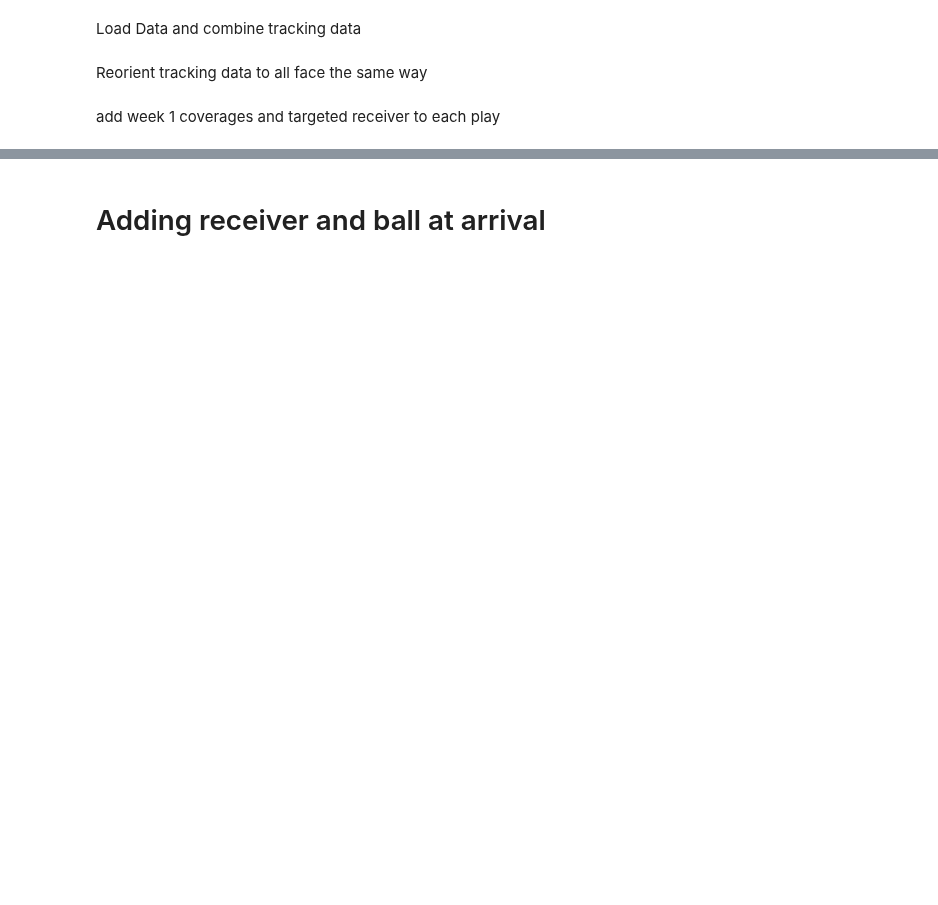
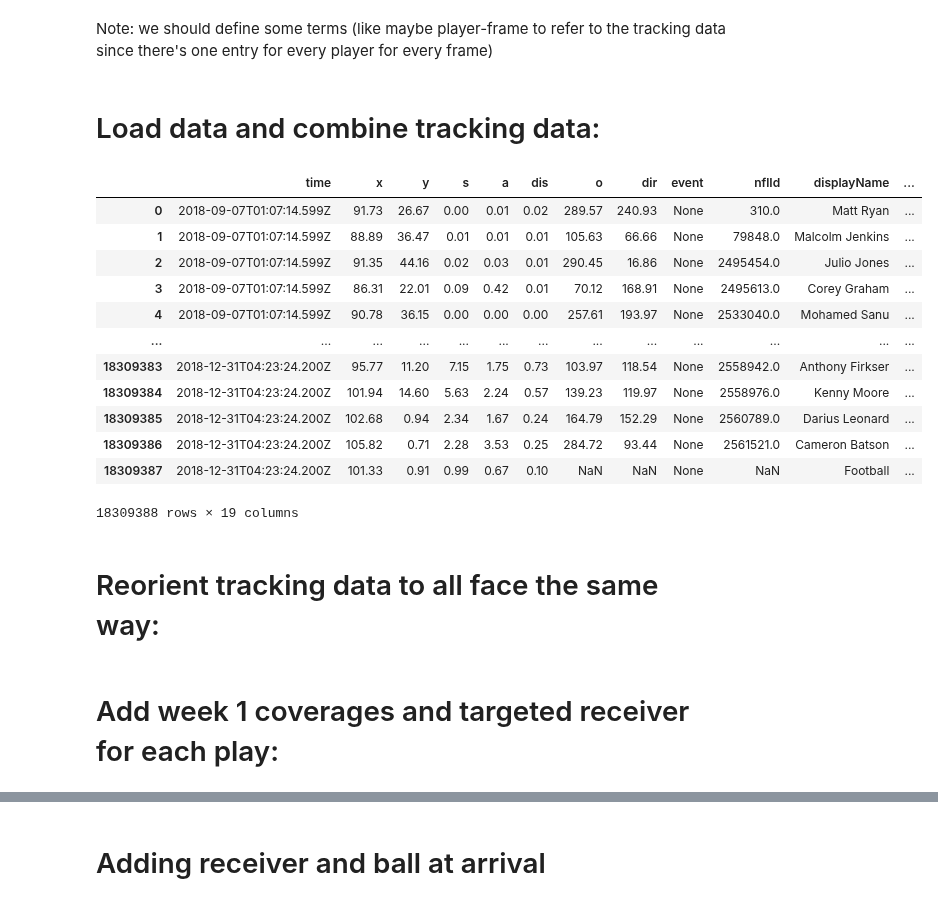
Before and after one commit to gzhang1218/big-data-bowl-2021, a Jupyter notebook: big-data-bowl.ipynb, the cells around one changed output, grey strips where cells are left out. Drawn from its saved outputs; the diff is of its cells as text; code cells hidden in the pictures; blank space fills up the shorter version.

```diff
--- a/big-data-bowl.ipynb
+++ b/big-data-bowl.ipynb
@@ -1,36 +1,54 @@
+# %% [markdown]
+Note: we should define some terms (like maybe player-frame to refer to the tracking data since there's one entry for every player for every frame)
 # %% [markdown]
-Load Data and combine tracking data
+# Load data and combine tracking data:
 # %%
 import pandas as pd
 import statistics as stats
 import os
 games = pd.read_csv('../input/nfl-big-data-bowl-2021/games.csv')
 players = pd.read_csv('../input/nfl-big-data-bowl-2021/players.csv')
 plays = pd.read_csv('../input/nfl-big-data-bowl-2021/plays.csv')
 week1 = pd.read_csv('../input/nfl-big-data-bowl-2021/week1.csv')
 week2 = pd.read_csv('../input/nfl-big-data-bowl-2021/week2.csv')
 week3 = pd.read_csv('../input/nfl-big-data-bowl-2021/week3.csv')
 week4 = pd.read_csv('../input/nfl-big-data-bowl-2021/week4.csv')
 week5 = pd.read_csv('../input/nfl-big-data-bowl-2021/week5.csv')
 week6 = pd.read_csv('../input/nfl-big-data-bowl-2021/week6.csv')
 week7 = pd.read_csv('../input/nfl-big-data-bowl-2021/week7.csv')
 week8 = pd.read_csv('../input/nfl-big-data-bowl-2021/week8.csv')
 week9 = pd.read_csv('../input/nfl-big-data-bowl-2021/week9.csv')
 week10 = pd.read_csv('../input/nfl-big-data-bowl-2021/week10.csv')
 week11 = pd.read_csv('../input/nfl-big-data-bowl-2021/week11.csv')
 week12 = pd.read_csv('../input/nfl-big-data-bowl-2021/week12.csv')
 week13 = pd.read_csv('../input/nfl-big-data-bowl-2021/week13.csv')
 week14 = pd.read_csv('../input/nfl-big-data-bowl-2021/week14.csv')
 week15 = pd.read_csv('../input/nfl-big-data-bowl-2021/week15.csv')
 week16 = pd.read_csv('../input/nfl-big-data-bowl-2021/week16.csv')
 week17 = pd.read_csv('../input/nfl-big-data-bowl-2021/week17.csv')
-coverages_week1 = pd.read_csv('../input/nfl-big-data-bowl-2021-bonus/coverages_week1.csv')
 targeted_receiver = pd.read_csv('../input/nfl-big-data-bowl-2021-bonus/targetedReceiver.csv')
+
+# TODO: add coverage data?
+
 frames = [week1, week2, week3, week4, week5, week6, week7, week8, week9, week10, week11, week12, week13, week14, week15, week16, week17]
 tracking_original = pd.concat(frames, ignore_index = True)
 tracking_original
+# %% [output]
+|  | time | x | y | s | a | dis | o | dir | event | nflId | displayName | ... |
+| 0 | 2018-09-07T01:07:14.599Z | 91.73 | 26.67 | 0.00 | 0.01 | 0.02 | 289.57 | 240.93 | None | 310.0 | Matt Ryan | ... |
+| 1 | 2018-09-07T01:07:14.599Z | 88.89 | 36.47 | 0.01 | 0.01 | 0.01 | 105.63 | 66.66 | None | 79848.0 | Malcolm Jenkins | ... |
+| 2 | 2018-09-07T01:07:14.599Z | 91.35 | 44.16 | 0.02 | 0.03 | 0.01 | 290.45 | 16.86 | None | 2495454.0 | Julio Jones | ... |
+| 3 | 2018-09-07T01:07:14.599Z | 86.31 | 22.01 | 0.09 | 0.42 | 0.01 | 70.12 | 168.91 | None | 2495613.0 | Corey Graham | ... |
+| 4 | 2018-09-07T01:07:14.599Z | 90.78 | 36.15 | 0.00 | 0.00 | 0.00 | 257.61 | 193.97 | None | 2533040.0 | Mohamed Sanu | ... |
+| ... | ... | ... | ... | ... | ... | ... | ... | ... | ... | ... | ... | ... |
+| 18309383 | 2018-12-31T04:23:24.200Z | 95.77 | 11.20 | 7.15 | 1.75 | 0.73 | 103.97 | 118.54 | None | 2558942.0 | Anthony Firkser | ... |
+| 18309384 | 2018-12-31T04:23:24.200Z | 101.94 | 14.60 | 5.63 | 2.24 | 0.57 | 139.23 | 119.97 | None | 2558976.0 | Kenny Moore | ... |
+| 18309385 | 2018-12-31T04:23:24.200Z | 102.68 | 0.94 | 2.34 | 1.67 | 0.24 | 164.79 | 152.29 | None | 2560789.0 | Darius Leonard | ... |
+| 18309386 | 2018-12-31T04:23:24.200Z | 105.82 | 0.71 | 2.28 | 3.53 | 0.25 | 284.72 | 93.44 | None | 2561521.0 | Cameron Batson | ... |
+| 18309387 | 2018-12-31T04:23:24.200Z | 101.33 | 0.91 | 0.99 | 0.67 | 0.10 | NaN | NaN | None | NaN | Football | ... |
+18309388 rows × 19 columns
 # %% [markdown]
-Reorient tracking data to all face the same way
+# Reorient tracking data to all face the same way:
 # %%
 tracking_df = tracking_original.copy()
 tracking_df.loc[tracking_df['playDirection'] == 'left', 'x'] = 120 - tracking_df['x']
@@ -40,5 +58,5 @@ tracking_df.loc[(tracking_df['playDirection'] == 'left') & (tracking_original['o
 tracking_df.loc[(tracking_df['playDirection'] == 'left') & (tracking_original['dir'] <= 180), 'dir'] = tracking_df['dir'] + 180
 tracking_df.loc[(tracking_df['playDirection'] == 'left') & (tracking_original['dir'] > 180), 'dir'] = tracking_df['dir'] - 180
 # %% [markdown]
-add week 1 coverages and targeted receiver to each play
+# Add week 1 coverages and targeted receiver for each play:
 # %%
```
Also changed, not shown: parts of 47 cells of this notebook.
